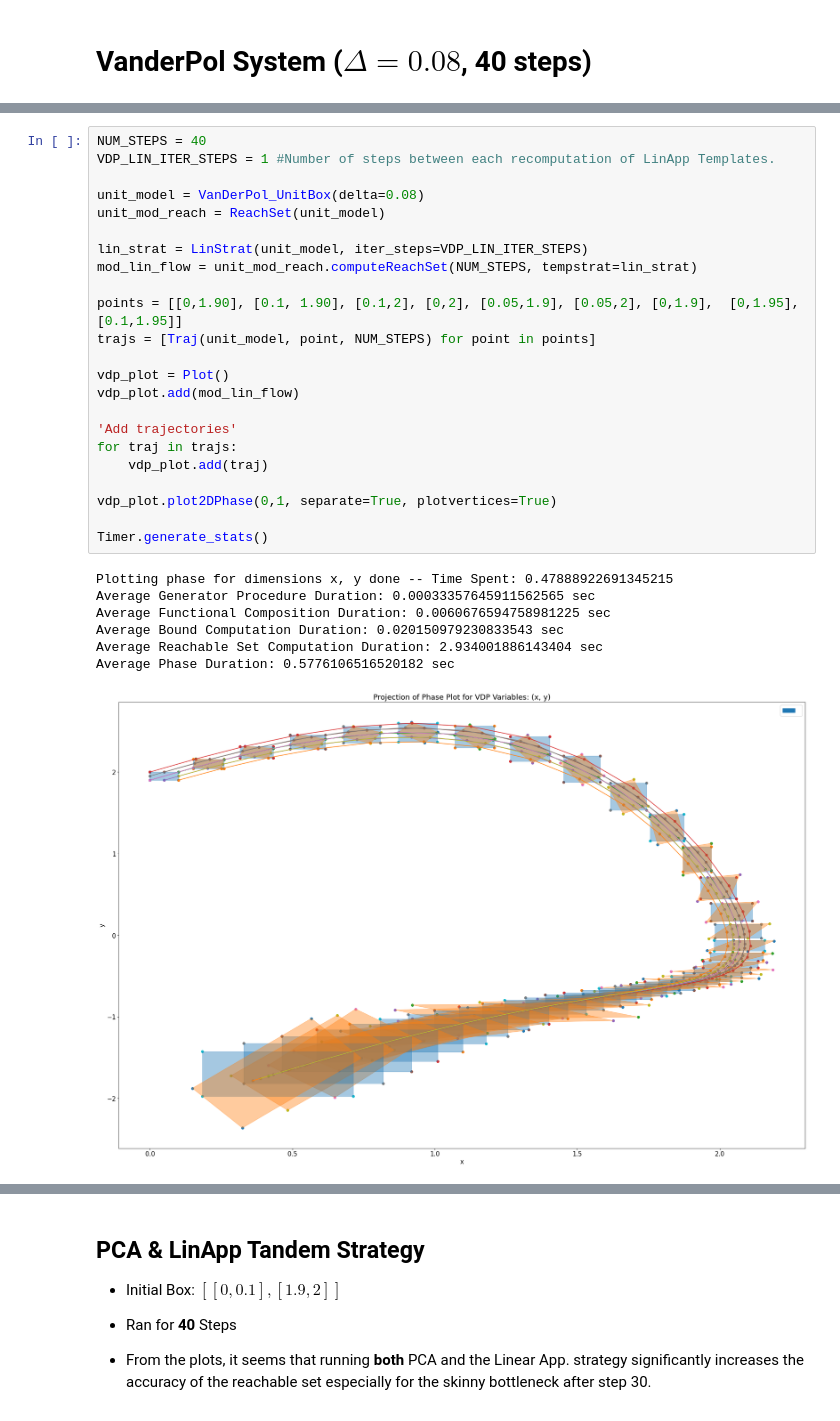
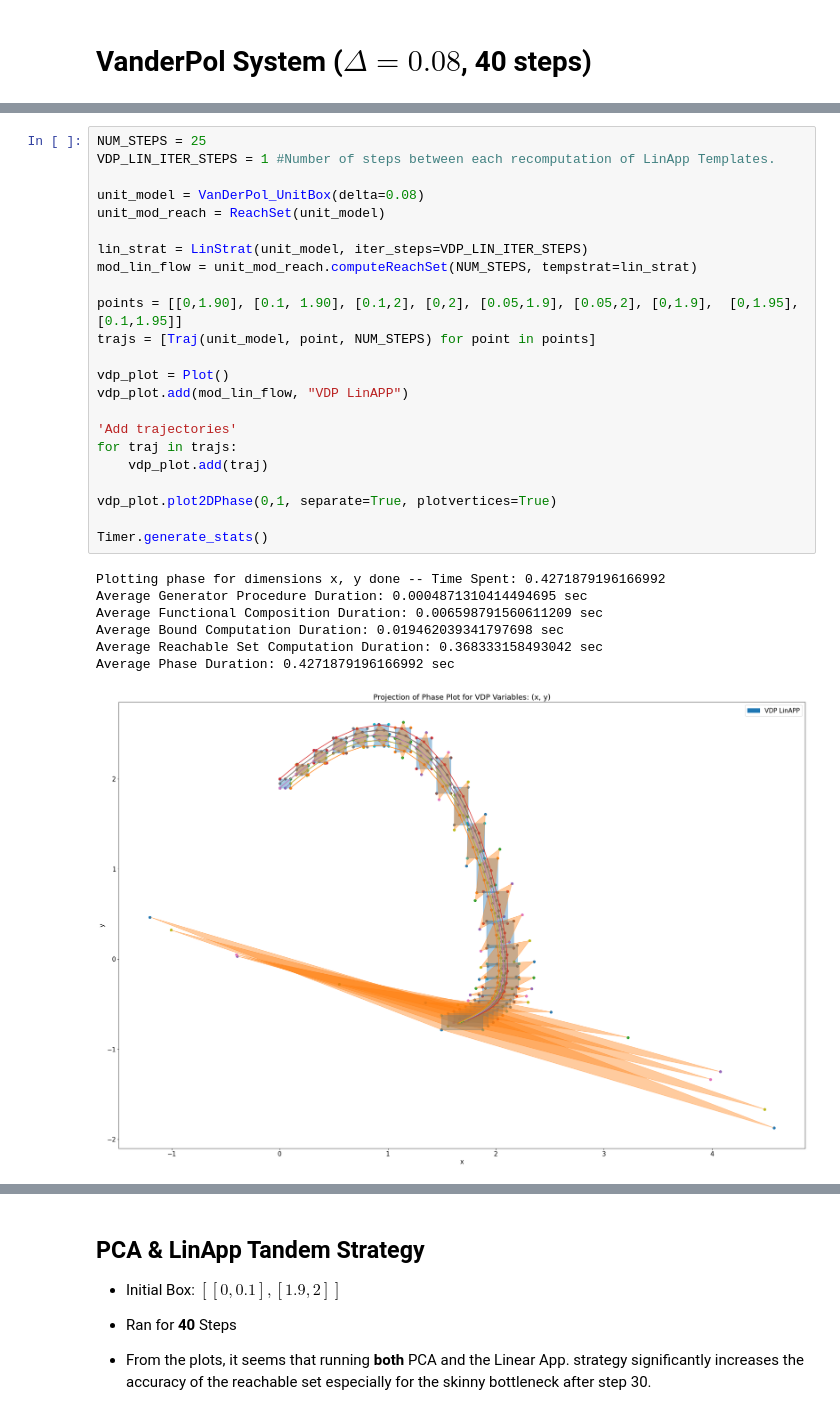
Before and after one commit to Tarheel-Formal-Methods/kaa-dynamic, a Jupyter notebook: pca-linapp-temp-demo.ipynb, the cells around one changed output, grey strips where cells are left out. Cells and saved outputs as stored; diff of their text form.

Commit message:
Added VDP PCA plots.

```diff
--- a/pca-linapp-temp-demo.ipynb
+++ b/pca-linapp-temp-demo.ipynb
@@ -149,31 +149,31 @@ Average Phase Duration: 0.2590480804443359 sec
 # %%
-NUM_STEPS = 40
+NUM_STEPS = 25
 VDP_LIN_ITER_STEPS = 1 #Number of steps between each recomputation of LinApp Templates.
 
 unit_model = VanDerPol_UnitBox(delta=0.08)
 unit_mod_reach = ReachSet(unit_model)
 
 lin_strat = LinStrat(unit_model, iter_steps=VDP_LIN_ITER_STEPS)
 mod_lin_flow = unit_mod_reach.computeReachSet(NUM_STEPS, tempstrat=lin_strat)
 
 points = [[0,1.90], [0.1, 1.90], [0.1,2], [0,2], [0.05,1.9], [0.05,2], [0,1.9],  [0,1.95], [0.1,1.95]]
 trajs = [Traj(unit_model, point, NUM_STEPS) for point in points]
 
 vdp_plot = Plot()
-vdp_plot.add(mod_lin_flow)
+vdp_plot.add(mod_lin_flow, "VDP LinAPP")
 
 'Add trajectories'
 for traj in trajs:
     vdp_plot.add(traj)
 
 vdp_plot.plot2DPhase(0,1, separate=True, plotvertices=True)
 
 Timer.generate_stats()
 # %% [output]
-Plotting phase for dimensions x, y done -- Time Spent: 0.47888922691345215
-Average Generator Procedure Duration: 0.00033357645911562565 sec
-Average Functional Composition Duration: 0.0060676594758981225 sec
-Average Bound Computation Duration: 0.020150979230833543 sec
-Average Reachable Set Computation Duration: 2.934001886143404 sec
-Average Phase Duration: 0.5776106516520182 sec
+Plotting phase for dimensions x, y done -- Time Spent: 0.4271879196166992
+Average Generator Procedure Duration: 0.0004871310414494695 sec
+Average Functional Composition Duration: 0.006598791560611209 sec
+Average Bound Computation Duration: 0.019462039341797698 sec
+Average Reachable Set Computation Duration: 0.368333158493042 sec
+Average Phase Duration: 0.4271879196166992 sec
-[figure, old version]
+[figure, new version]
```
Also changed, not shown: parts of 5 cells of this notebook, 1 other file.
